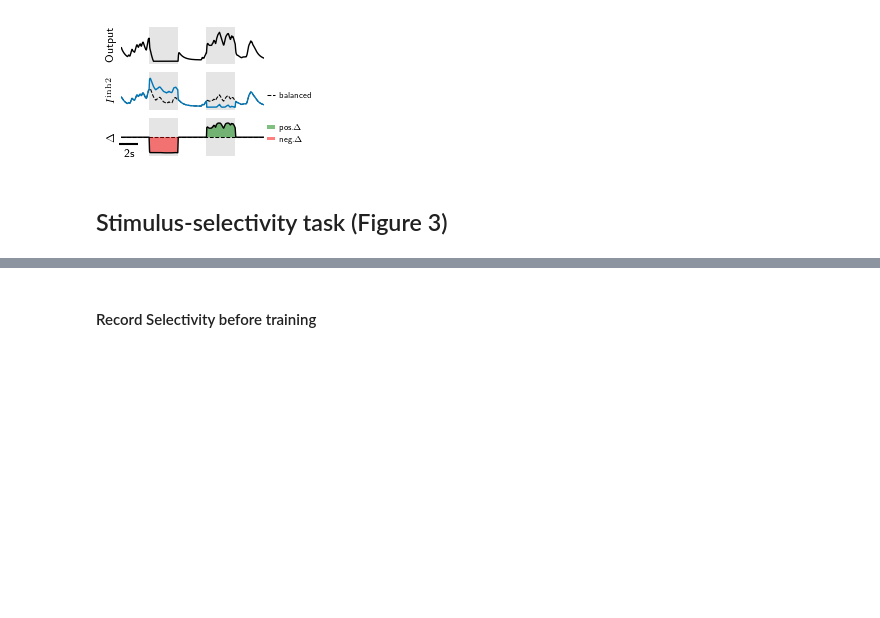
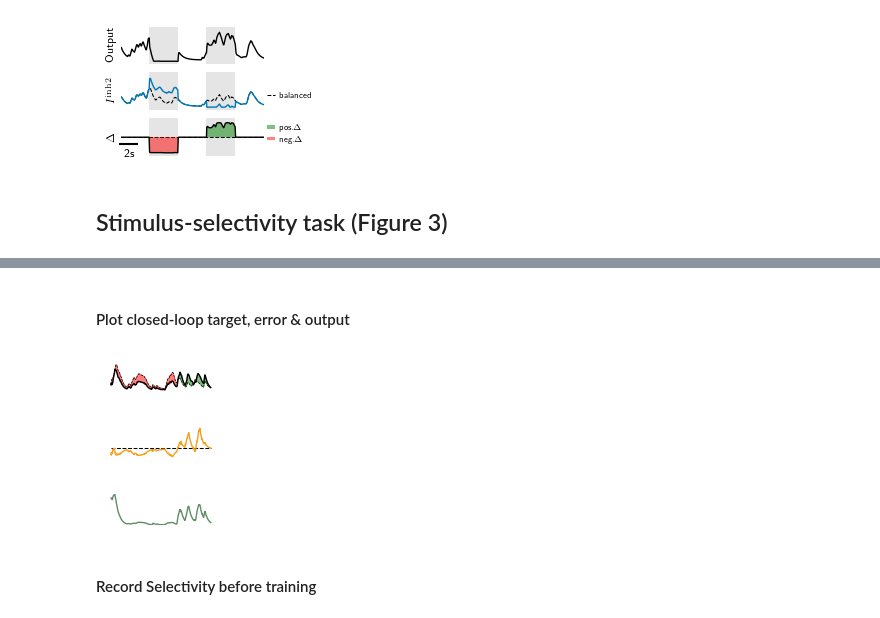
Before and after one commit to fmi-basel/balance-controlled-plasticity, a Jupyter notebook: notebooks/figs_2_and_3.ipynb, the cells around one changed output, grey strips where cells are left out. Drawn from its saved outputs; the diff is of its cells as text; code cells hidden in the pictures; blank space fills up the shorter version.

```diff
--- a/notebooks/figs_2_and_3.ipynb
+++ b/notebooks/figs_2_and_3.ipynb
@@ -788,3 +1090,42 @@ plt.show()
+# %% [markdown]
+#### Plot closed-loop target, error & output
+# %%
+# TARGET = A
+
+fig, ax = plt.subplots(figsize=(3*cm, 1*cm))
+ax.plot(time, out_CL_0, color='black', lw=linewidth)
+ax.plot(time, out_OL, color='black', lw=linewidth*0.5, ls='dashed')
+
+ax.fill_between(time, out_OL, out_CL_0, where=out_CL_0 > out_OL, color='green', alpha=0.5, zorder=1)
+ax.fill_between(time, out_OL, out_CL_0, where=out_CL_0 < out_OL, color='red', alpha=0.5, zorder=1)
+
+ax.axis('off')
+ax.set_ylim(0, 4)
+plt.savefig(figure_directory / "3d_output_CL-A.pdf", bbox_inches='tight')
+plt.show()
+
+# CONTROL SIGNAL FOR TARGET = A
+fig, ax = plt.subplots(figsize=(3*cm, 1*cm))
+
+ctrl = res_CL_0['ctrl'].squeeze()
+ax.plot(time, ctrl, color=color_closedloop, lw=linewidth)
+ax.hlines(0, time[0], time[-1], color='black', lw=linewidth*0.75, ls='dashed', zorder=1)
+ax.axis('off')
+plt.savefig(figure_directory / "3d_control_CL-A.pdf", bbox_inches='tight')
+plt.show()
+
+# TARGET A
+fig, ax = plt.subplots(figsize=(3*cm, 1*cm))
+ax.plot(time, y0.squeeze(), color=colors_patterns[0], lw=linewidth)
+ax.axis('off')
+ax.set_ylim(0, 6)
+
+plt.savefig(figure_directory / "3d_target_A.pdf", bbox_inches='tight')
+plt.show()
+# %% [output]
+[figure, added]
+[figure, added]
+[figure, added]
 # %% [markdown]
 #### Record Selectivity before training
 # %%
```
Also changed, not shown: parts of 21 cells of this notebook.
